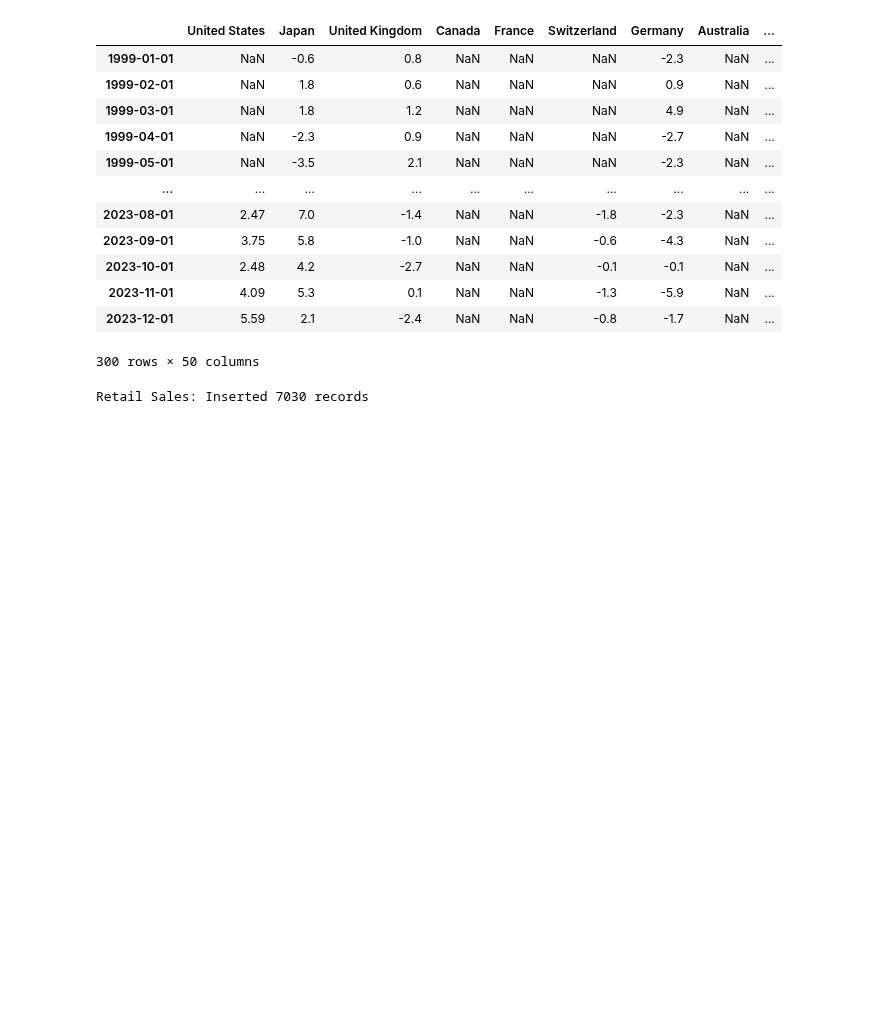
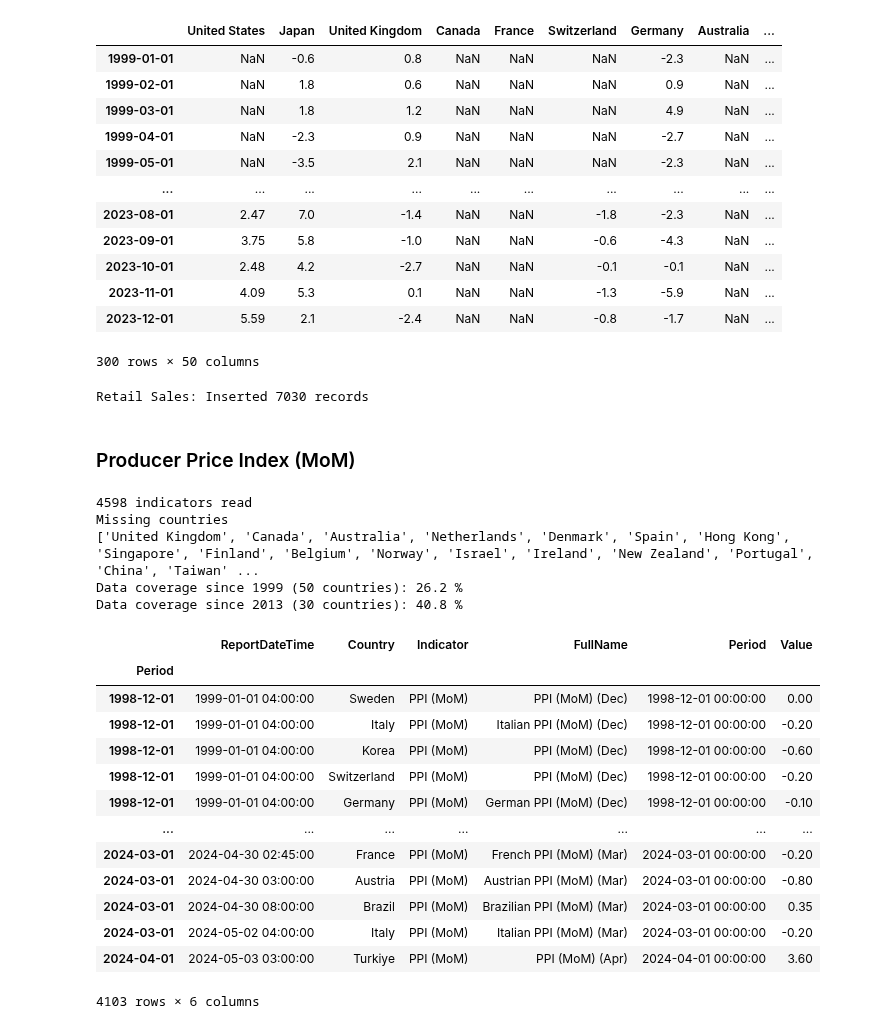
Before and after one commit to lharazin/TFM, a Jupyter notebook: Data/Investing_EconomicCalendar/compare_and_save_key_indicators.ipynb, the cells around one changed output. Cells and saved outputs as stored; diff of their text form; code cells hidden in the pictures; blank space fills up the shorter version.

```diff
--- a/Data/Investing_EconomicCalendar/compare_and_save_key_indicators.ipynb
+++ b/Data/Investing_EconomicCalendar/compare_and_save_key_indicators.ipynb
@@ -575,3 +575,28 @@ df_retail_sales_yoy
 save_to_database('Retail Sales', df_retail_sales_yoy)
 # %% [output]
 Retail Sales: Inserted 7030 records
+# %% [markdown]
+### Producer Price Index (MoM)
+# %%
+ppi_mom = preprocessor.process_monthly_indicator('PPI (MoM)')
+ppi_mom
+# %% [output]
+4598 indicators read
+Missing countries
+['United Kingdom', 'Canada', 'Australia', 'Netherlands', 'Denmark', 'Spain', 'Hong Kong', 'Singapore', 'Finland', 'Belgium', 'Norway', 'Israel', 'Ireland', 'New Zealand', 'Portugal', 'China', 'Taiwan' ...
+Data coverage since 1999 (50 countries): 26.2 %
+Data coverage since 2013 (30 countries): 40.8 %
+|  | ReportDateTime | Country | Indicator | FullName | Period | Value |
+| Period |  |  |  |  |  |  |
+| 1998-12-01 | 1999-01-01 04:00:00 | Sweden | PPI (MoM) | PPI (MoM) (Dec) | 1998-12-01 00:00:00 | 0.00 |
+| 1998-12-01 | 1999-01-01 04:00:00 | Italy | PPI (MoM) | Italian PPI (MoM) (Dec) | 1998-12-01 00:00:00 | -0.20 |
+| 1998-12-01 | 1999-01-01 04:00:00 | Korea | PPI (MoM) | PPI (MoM) (Dec) | 1998-12-01 00:00:00 | -0.60 |
+| 1998-12-01 | 1999-01-01 04:00:00 | Switzerland | PPI (MoM) | PPI (MoM) (Dec) | 1998-12-01 00:00:00 | -0.20 |
+| 1998-12-01 | 1999-01-01 04:00:00 | Germany | PPI (MoM) | German PPI (MoM) (Dec) | 1998-12-01 00:00:00 | -0.10 |
+| ... | ... | ... | ... | ... | ... | ... |
+| 2024-03-01 | 2024-04-30 02:45:00 | France | PPI (MoM) | French PPI (MoM) (Mar) | 2024-03-01 00:00:00 | -0.20 |
+| 2024-03-01 | 2024-04-30 03:00:00 | Austria | PPI (MoM) | Austrian PPI (MoM) (Mar) | 2024-03-01 00:00:00 | -0.80 |
+| 2024-03-01 | 2024-04-30 08:00:00 | Brazil | PPI (MoM) | Brazilian PPI (MoM) (Mar) | 2024-03-01 00:00:00 | 0.35 |
+| 2024-03-01 | 2024-05-02 04:00:00 | Italy | PPI (MoM) | Italian PPI (MoM) (Mar) | 2024-03-01 00:00:00 | -0.20 |
+| 2024-04-01 | 2024-05-03 03:00:00 | Turkiye | PPI (MoM) | PPI (MoM) (Apr) | 2024-04-01 00:00:00 | 3.60 |
+4103 rows × 6 columns
```
Also changed, not shown: parts of 10 cells of this notebook, 2 other files.
